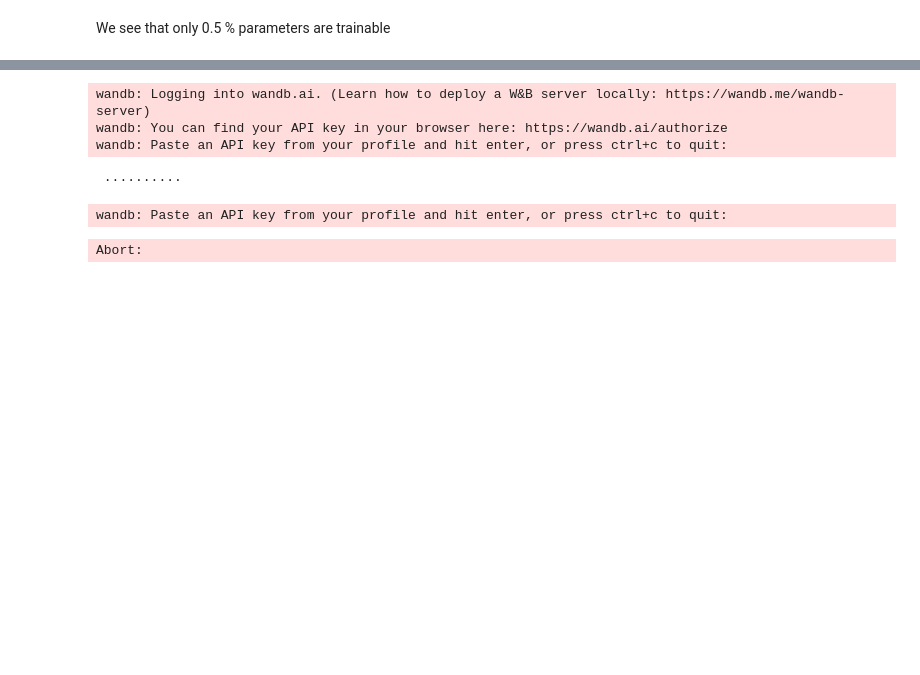
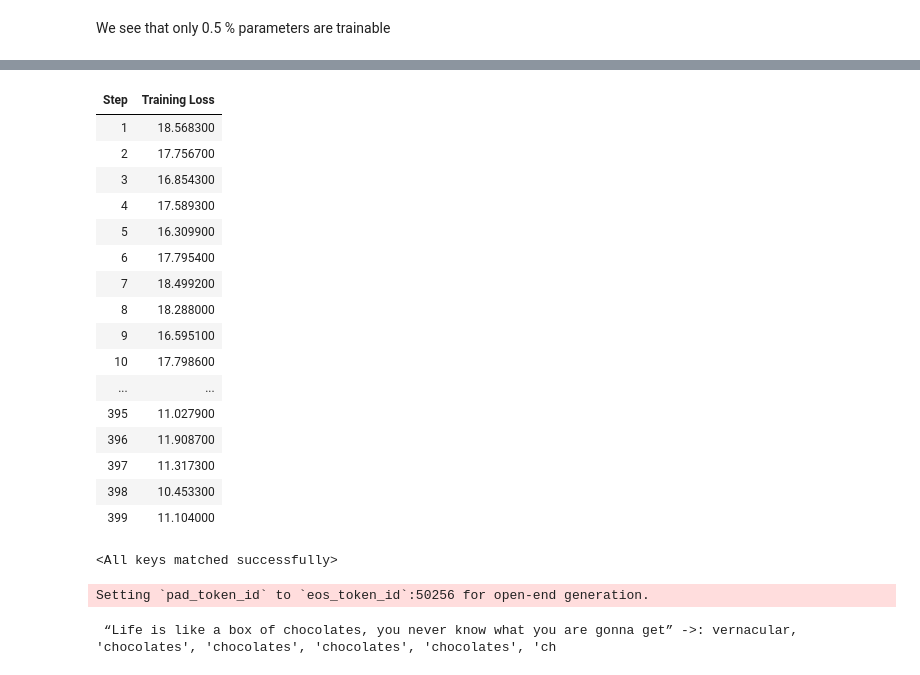
Before and after one commit to biswajit-bellevue/DSC670, a Jupyter notebook: SharmaDSC670Week8Assignemnt.ipynb, the cells around one changed output, grey strips where cells are left out. Cells and saved outputs as stored; diff of their text form; code cells hidden in the pictures; blank space fills up the shorter version.

Commit message:
Trained LoRA

```diff
--- a/SharmaDSC670Week8Assignemnt.ipynb
+++ b/SharmaDSC670Week8Assignemnt.ipynb
@@ -133,7 +133,8 @@ trainer = transformers.Trainer(
         learning_rate=2e-4,
         logging_steps=1,
         output_dir='outputs',
-        auto_find_batch_size=True
+        auto_find_batch_size=True,
+        report_to="none"
     ),
     data_collator=transformers.DataCollatorForLanguageModeling(tokenizer, mlm=False)
 )
@@ -147,6 +147,37 @@ wandb: WARNING The `run_name` is currently set to the same value as `TrainingArg
-wandb: Logging into wandb.ai. (Learn how to deploy a W&B server locally: https://wandb.me/wandb-server)
-wandb: You can find your API key in your browser here: https://wandb.ai/authorize
-wandb: Paste an API key from your profile and hit enter, or press ctrl+c to quit:
- ··········
-wandb: Paste an API key from your profile and hit enter, or press ctrl+c to quit:
-Abort:
+| Step | Training Loss |
+| 1 | 18.568300 |
+| 2 | 17.756700 |
+| 3 | 16.854300 |
+| 4 | 17.589300 |
+| 5 | 16.309900 |
+| 6 | 17.795400 |
+| 7 | 18.499200 |
+| 8 | 18.288000 |
+| 9 | 16.595100 |
+| 10 | 17.798600 |
+| ... | ... |
+| 395 | 11.027900 |
+| 396 | 11.908700 |
+| 397 | 11.317300 |
+| 398 | 10.453300 |
+| 399 | 11.104000 |
+# %%
+# load base gpt model model and trained lora weights
+model_inf = AutoModelForCausalLM.from_pretrained(
+    "gpt2",
+    device_map='auto',
+)
+
+config = LoraConfig(
+    r=16,
+    lora_alpha=32,
+    lora_dropout=0.05,
+    bias="none",
+    task_type="CAUSAL_LM"
+)
+
+model_inf = get_peft_model(model_inf, config)
+model_inf = model.to(device)
+model_inf.load_state_dict(torch.load("lora.pt", map_location=device))
+# %% [output]
+<All keys matched successfully>
@@ -152,0 +187,9 @@ Abort:
+# %%
+with torch.no_grad():
+    batch = tokenizer("“Life is like a box of chocolates, you never know what you are gonna get” ->: ", return_tensors='pt').to(device)
+    output_tokens = model.generate(**batch, max_new_tokens=25)
+
+print('\n\n', tokenizer.decode(output_tokens[0], skip_special_tokens=True))
+# %% [output]
+Setting `pad_token_id` to `eos_token_id`:50256 for open-end generation.
+ “Life is like a box of chocolates, you never know what you are gonna get” ->: vernacular, 'chocolates', 'chocolates', 'chocolates', 'chocolates', 'ch
```
Also changed, not shown: parts of 2 cells of this notebook.
